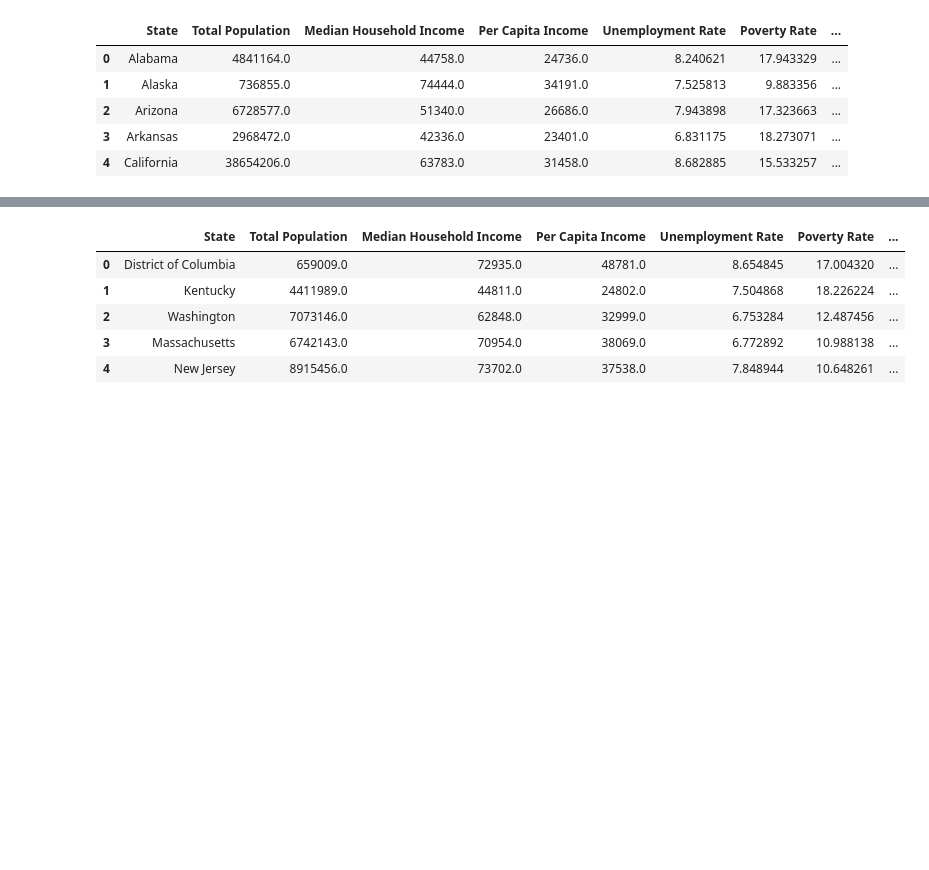
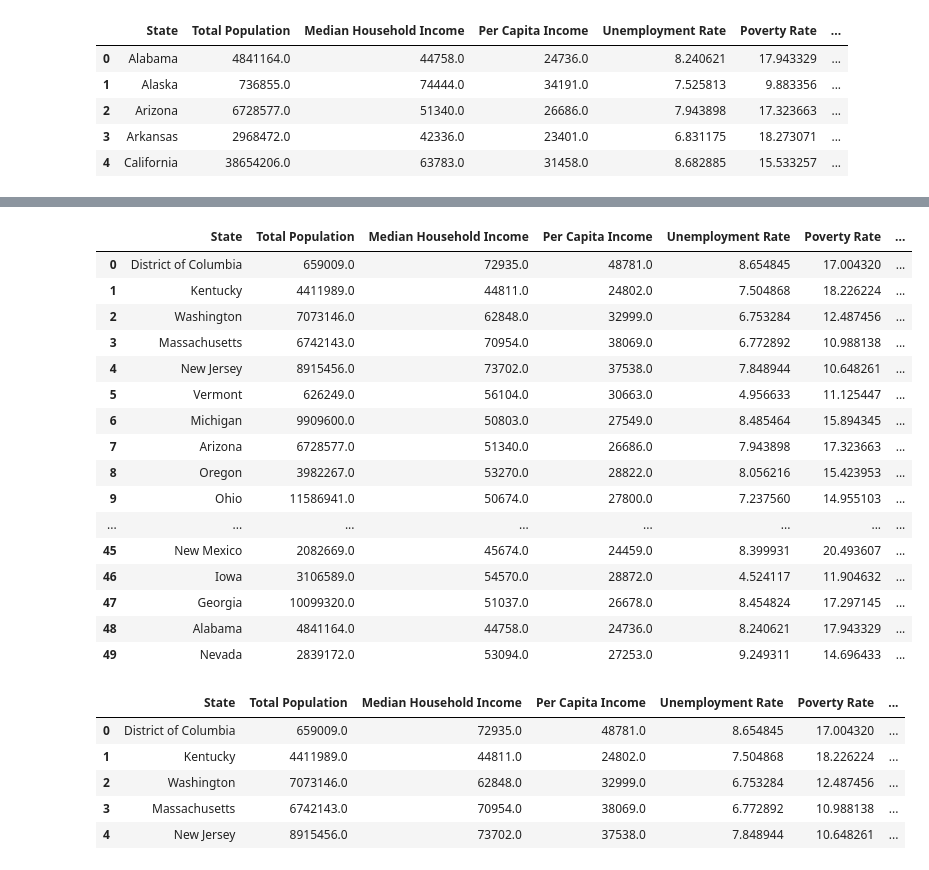
Before and after one commit to ZGrinacoff/Eight-Years-Later, a Jupyter notebook: hate_crime.ipynb, the cells around one changed output, grey strips where cells are left out. Cells and saved outputs as stored; diff of their text form; code cells hidden in the pictures; blank space fills up the shorter version.

```diff
--- a/hate_crime.ipynb
+++ b/hate_crime.ipynb
@@ -256,9 +272,27 @@ clean_hate_crime_2017_df = pd.merge(census_df, state_hatecrime_2017_df, how="lef
 # %%
 # Replace NaN values for states w/ no data (reported hate crimes) with 0.
 # Hawaii is now the only stat w/ no data (reported hate crimes).
 values = {'Hate Crimes Committed': 0}
 clean_hate_crime_2017_df = clean_hate_crime_2017_df.fillna(value=values)
-#clean_hate_crime_2017_df
+clean_hate_crime_2017_df
+# %% [output]
+|  | State | Total Population | Median Household Income | Per Capita Income | Unemployment Rate | Poverty Rate | ... |
+| 0 | District of Columbia | 659009.0 | 72935.0 | 48781.0 | 8.654845 | 17.004320 | ... |
+| 1 | Kentucky | 4411989.0 | 44811.0 | 24802.0 | 7.504868 | 18.226224 | ... |
+| 2 | Washington | 7073146.0 | 62848.0 | 32999.0 | 6.753284 | 12.487456 | ... |
+| 3 | Massachusetts | 6742143.0 | 70954.0 | 38069.0 | 6.772892 | 10.988138 | ... |
+| 4 | New Jersey | 8915456.0 | 73702.0 | 37538.0 | 7.848944 | 10.648261 | ... |
+| 5 | Vermont | 626249.0 | 56104.0 | 30663.0 | 4.956633 | 11.125447 | ... |
+| 6 | Michigan | 9909600.0 | 50803.0 | 27549.0 | 8.485464 | 15.894345 | ... |
+| 7 | Arizona | 6728577.0 | 51340.0 | 26686.0 | 7.943898 | 17.323663 | ... |
+| 8 | Oregon | 3982267.0 | 53270.0 | 28822.0 | 8.056216 | 15.423953 | ... |
+| 9 | Ohio | 11586941.0 | 50674.0 | 27800.0 | 7.237560 | 14.955103 | ... |
+| ... | ... | ... | ... | ... | ... | ... | ... |
+| 45 | New Mexico | 2082669.0 | 45674.0 | 24459.0 | 8.399931 | 20.493607 | ... |
+| 46 | Iowa | 3106589.0 | 54570.0 | 28872.0 | 4.524117 | 11.904632 | ... |
+| 47 | Georgia | 10099320.0 | 51037.0 | 26678.0 | 8.454824 | 17.297145 | ... |
+| 48 | Alabama | 4841164.0 | 44758.0 | 24736.0 | 8.240621 | 17.943329 | ... |
+| 49 | Nevada | 2839172.0 | 53094.0 | 27253.0 | 9.249311 | 14.696433 | ... |
 # %%
 # Drop Puerto Rico/Hawaii from DF.
 clean_hate_crime_2017_df = clean_hate_crime_2017_df.drop([51])
```
Also changed, not shown: parts of 6 cells of this notebook.
